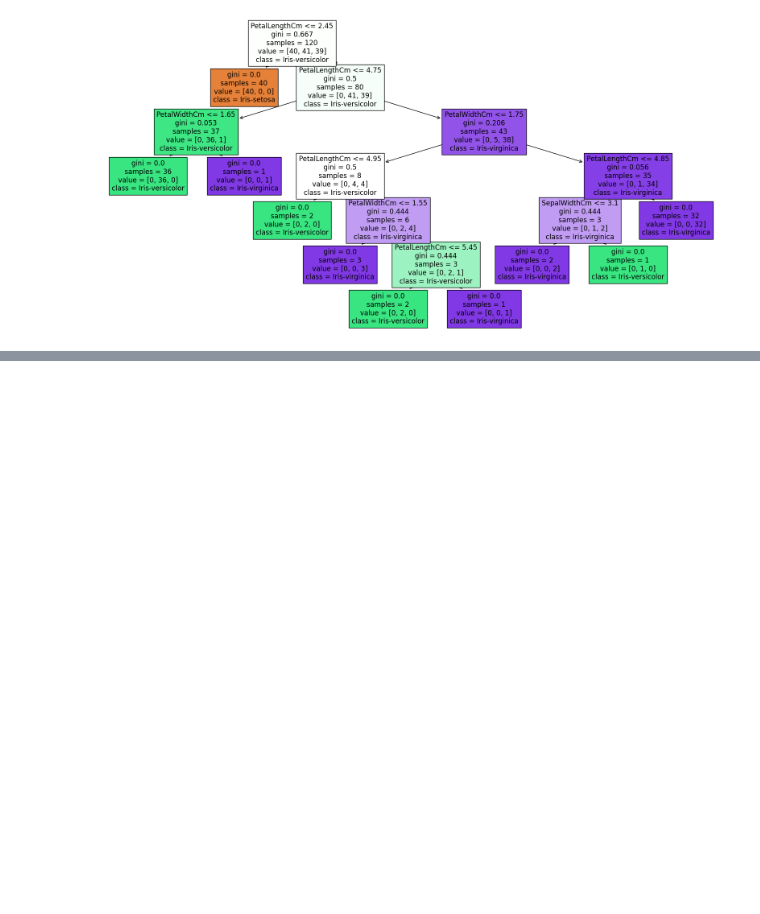
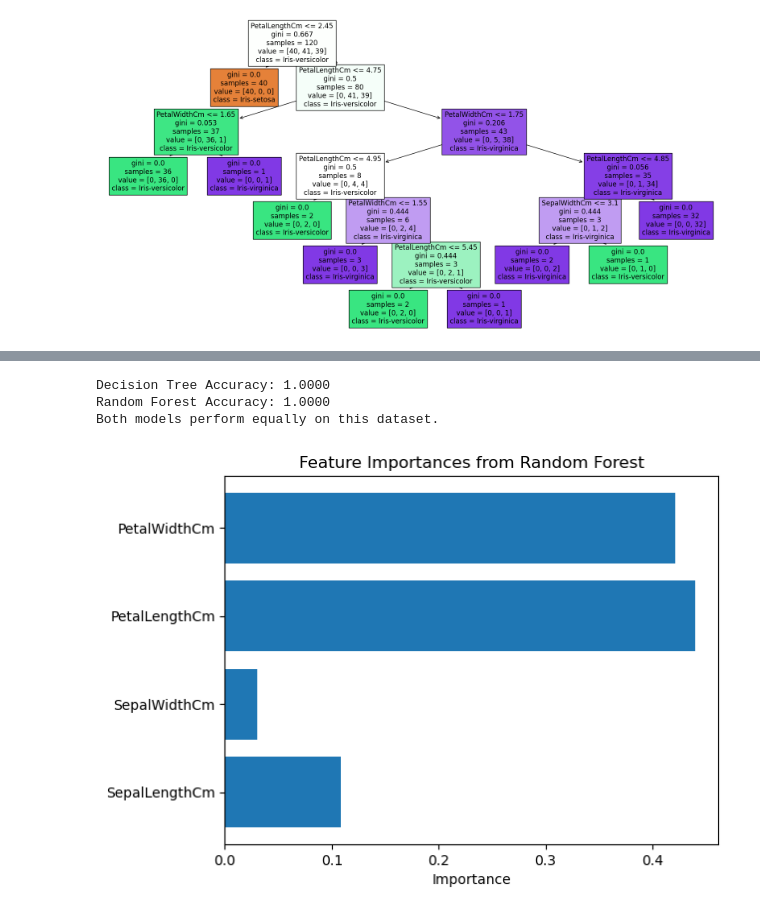
Before and after one commit to mrzaizai2k/intelligent_system_homework, a Jupyter notebook: 3-Baitap-Iris.ipynb, the cells around one changed output, grey strips where cells are left out. Saved outputs shown, nothing was run; the diff lists cells and outputs as text; code cells hidden in the pictures; blank space fills up the shorter version.

Commit message:
add random forest

```diff
--- a/3-Baitap-Iris.ipynb
+++ b/3-Baitap-Iris.ipynb
@@ -71,0 +78,6 @@ plt.show()
+# %%
+# Khởi tạo Random Forest Classifier
+rf_clf = RandomForestClassifier(n_estimators=100, random_state=42)
+
+# Huấn luyện mô hình
+rf_clf.fit(X_train, y_train)
@@ -71,0 +113,27 @@ plt.show()
+# %%
+dt_acc = accuracy_score(y_test, y_pred)
+rf_acc = accuracy_score(y_test, y_pred_rf)
+
+print(f"Decision Tree Accuracy: {dt_acc:.4f}")
+print(f"Random Forest Accuracy: {rf_acc:.4f}")
+
+if rf_acc > dt_acc:
+    print("Random Forest performs better than Decision Tree on this dataset.")
+elif rf_acc < dt_acc:
+    print("Decision Tree performs better than Random Forest on this dataset.")
+else:
+    print("Both models perform equally on this dataset.")
+# %% [output]
+Decision Tree Accuracy: 1.0000
+Random Forest Accuracy: 1.0000
+Both models perform equally on this dataset.
+# %%
+import matplotlib.pyplot as plt
+
+feature_importances = rf_clf.feature_importances_
+plt.barh(X.columns, feature_importances)
+plt.xlabel("Importance")
+plt.title("Feature Importances from Random Forest")
+plt.show()
+# %% [output]
+[figure, added]
```
Also changed, not shown: parts of 5 cells of this notebook.
